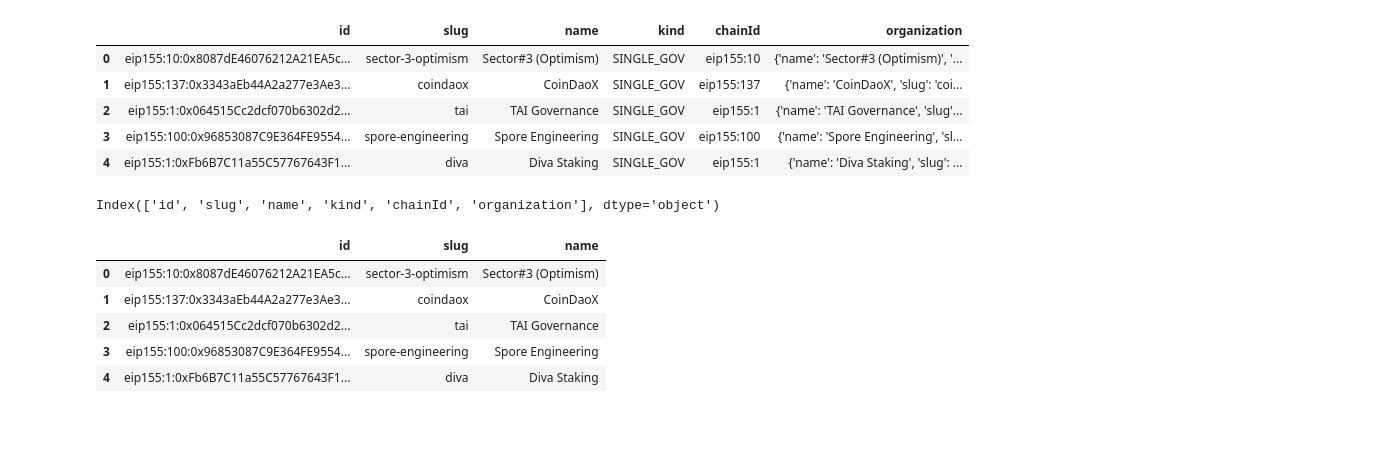
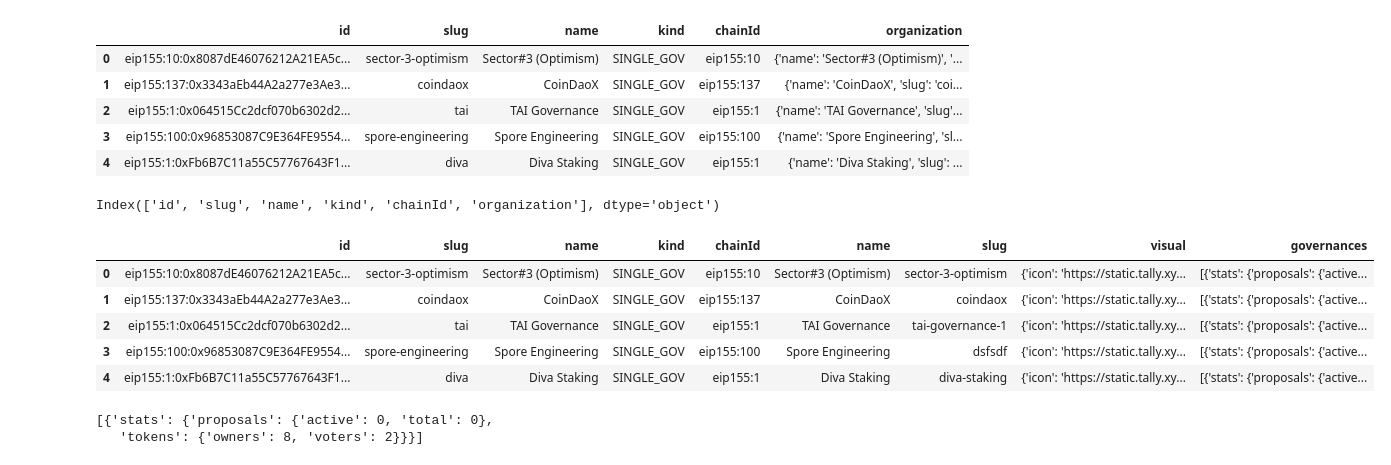
Before and after one commit to daviddavo/daos-verano, a Jupyter notebook: 001_get_deployments/tally/tally_get_deployments.ipynb, the cells around one changed output. Drawn from its saved outputs; the diff is of its cells as text; code cells hidden in the pictures; blank space fills up the shorter version.

```diff
--- a/001_get_deployments/tally/tally_get_deployments.ipynb
+++ b/001_get_deployments/tally/tally_get_deployments.ipynb
@@ -17,14 +17,19 @@ df.head()
 df.columns
 # %% [output]
 Index(['id', 'slug', 'name', 'kind', 'chainId', 'organization'], dtype='object')
-# %%
-# drop columns chainId, visual, and governances
-df = df.drop(columns=['chainId', 'kind', 'organization'])
-df.head()
-# %% [output]
-|  | id | slug | name |
-| 0 | eip155:10:0x8087dE46076212A21EA5c... | sector-3-optimism | Sector#3 (Optimism) |
-| 1 | eip155:137:0x3343aEb44A2a277e3Ae3... | coindaox | CoinDaoX |
-| 2 | eip155:1:0x064515Cc2dcf070b6302d2... | tai | TAI Governance |
-| 3 | eip155:100:0x96853087C9E364FE9554... | spore-engineering | Spore Engineering |
-| 4 | eip155:1:0xFb6B7C11a55C57767643F1... | diva | Diva Staking |
+# %%
+# expand the organization column
+df = pd.concat([df.drop(['organization'], axis=1), df['organization'].apply(pd.Series)], axis=1)
+df.head()
+# %% [output]
+|  | id | slug | name | kind | chainId | name | slug | visual | governances |
+| 0 | eip155:10:0x8087dE46076212A21EA5c... | sector-3-optimism | Sector#3 (Optimism) | SINGLE_GOV | eip155:10 | Sector#3 (Optimism) | sector-3-optimism | {'icon': 'https://static.tally.xy... | [{'stats': {'proposals': {'active... |
+| 1 | eip155:137:0x3343aEb44A2a277e3Ae3... | coindaox | CoinDaoX | SINGLE_GOV | eip155:137 | CoinDaoX | coindaox | {'icon': 'https://static.tally.xy... | [{'stats': {'proposals': {'active... |
+| 2 | eip155:1:0x064515Cc2dcf070b6302d2... | tai | TAI Governance | SINGLE_GOV | eip155:1 | TAI Governance | tai-governance-1 | {'icon': 'https://static.tally.xy... | [{'stats': {'proposals': {'active... |
+| 3 | eip155:100:0x96853087C9E364FE9554... | spore-engineering | Spore Engineering | SINGLE_GOV | eip155:100 | Spore Engineering | dsfsdf | {'icon': 'https://static.tally.xy... | [{'stats': {'proposals': {'active... |
+| 4 | eip155:1:0xFb6B7C11a55C57767643F1... | diva | Diva Staking | SINGLE_GOV | eip155:1 | Diva Staking | diva-staking | {'icon': 'https://static.tally.xy... | [{'stats': {'proposals': {'active... |
+# %%
+df.iloc[0]['governances']
+# %% [output]
+[{'stats': {'proposals': {'active': 0, 'total': 0},
+   'tokens': {'owners': 8, 'voters': 2}}}]
```
Also changed, not shown: parts of 8 cells of this notebook, 3 other files.
